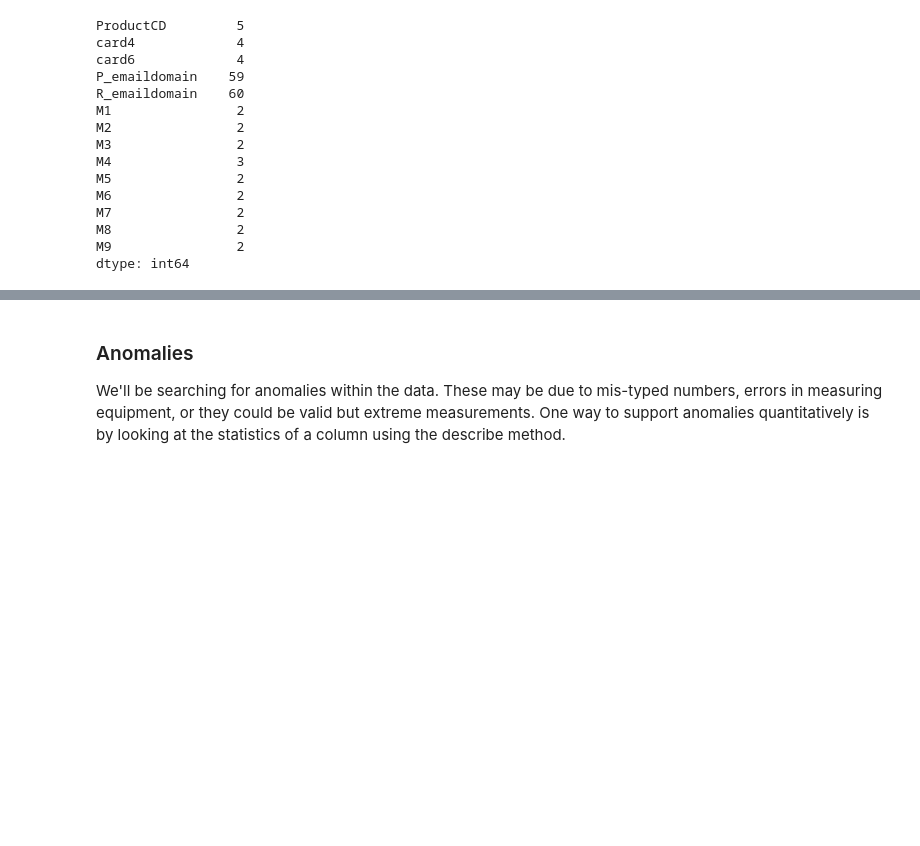
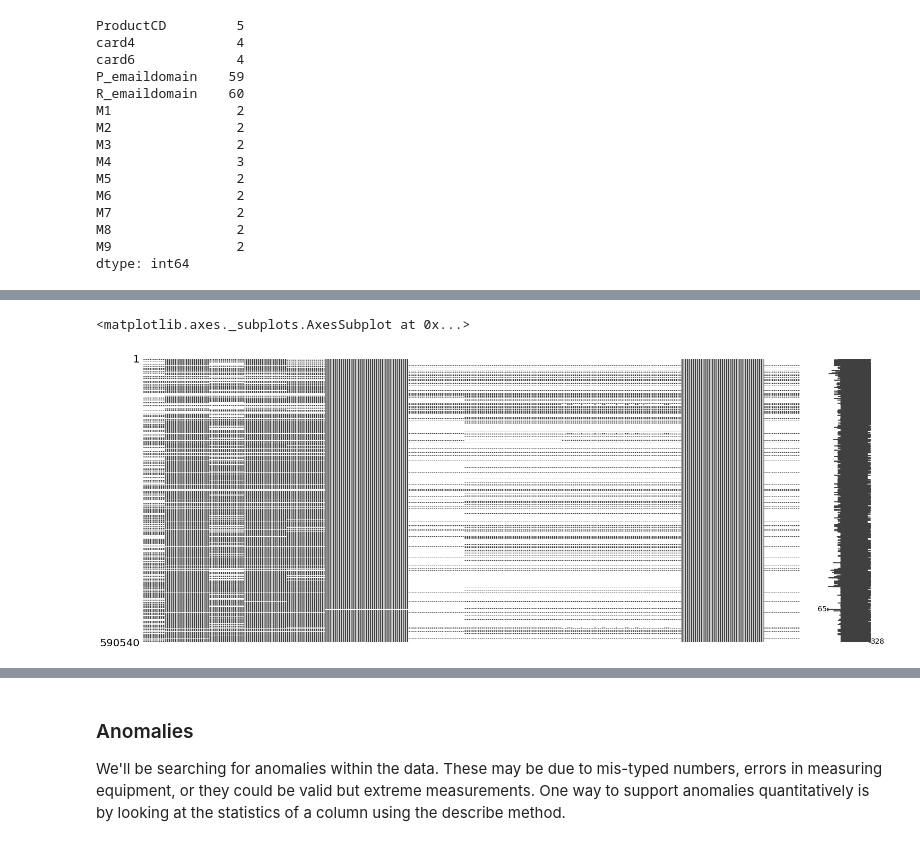
Before and after one commit to tsaw8/Thinkful_Project, a Jupyter notebook: Capstone: Supervised learning /IEEE-CIS Fraud Detection Part 1 with Transaction Table.ipynb, the cells around one changed output, grey strips where cells are left out. Cells and saved outputs as stored; diff of their text form; code cells hidden in the pictures; blank space fills up the shorter version.

```diff
--- a/Capstone: Supervised learning /IEEE-CIS Fraud Detection .ipynb
+++ b/Capstone: Supervised learning /IEEE-CIS Fraud Detection Part 1 with Transaction Table.ipynb
@@ -253,0 +272,5 @@ Most of the categorical variables have a relatively small number of unique entri
+# %%
+msno.matrix(df_ves)
+# %% [output]
+<matplotlib.axes._subplots.AxesSubplot at 0x...>
+[figure, added]
```
Also changed, not shown: parts of 99 cells of this notebook, 6 other files.
